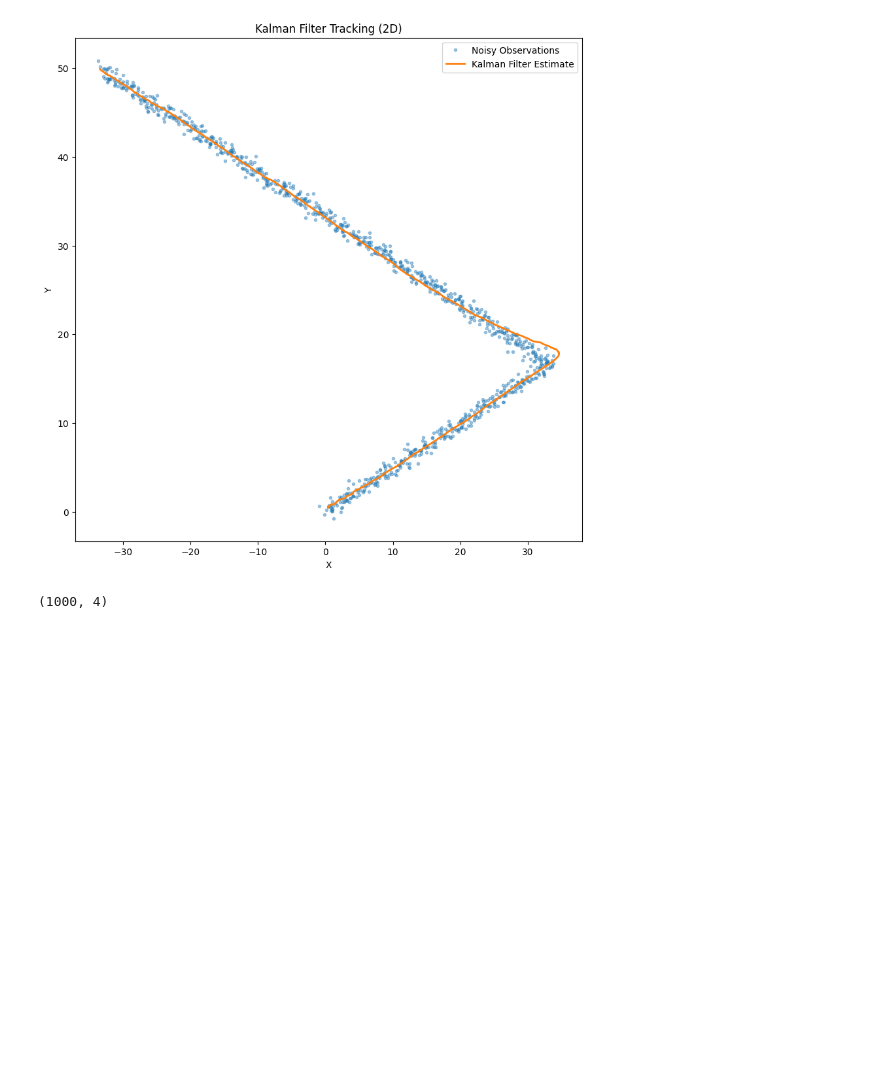
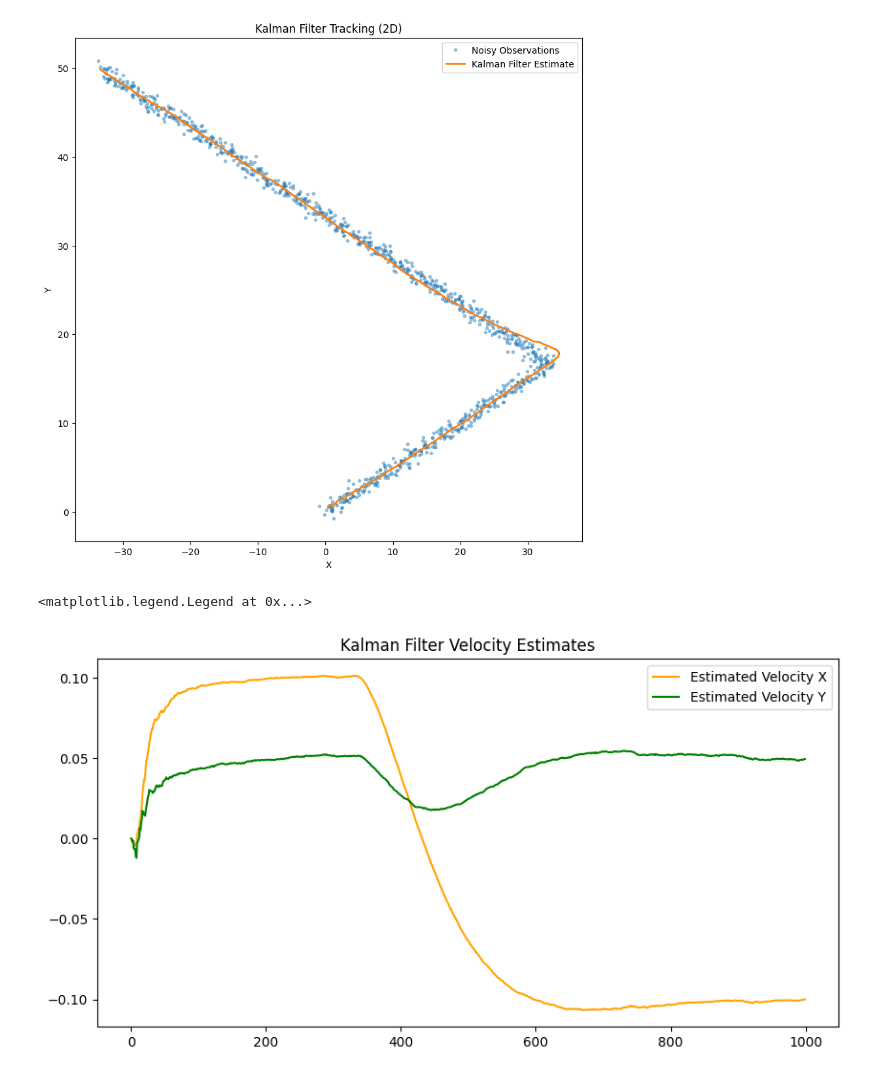
Before and after one commit to RishitSingh10/obj-det-track, a Jupyter notebook: demos/kalman_filter.ipynb, the cells around one changed output. Drawn from its saved outputs; the diff is of its cells as text; code cells hidden in the pictures; blank space fills up the shorter version.

```diff
--- a/demos/kalman_filter.ipynb
+++ b/demos/kalman_filter.ipynb
@@ -353,6 +333,12 @@ plt.show()
 # %% [output]
 [figure]
 # %%
-x_est.shape
+# Plot velocity estimates
+plt.figure(figsize=(10, 5))
+plt.plot(x_est[:, 2], label='Estimated Velocity X', color='orange')
+plt.plot(x_est[:, 3], label='Estimated Velocity Y', color='green')
+plt.title('Kalman Filter Velocity Estimates')
+plt.legend()
 # %% [output]
-(1000, 4)
+<matplotlib.legend.Legend at 0x...>
+[figure, added]
```
Also changed, not shown: parts of 3 cells of this notebook, 1 other file.
